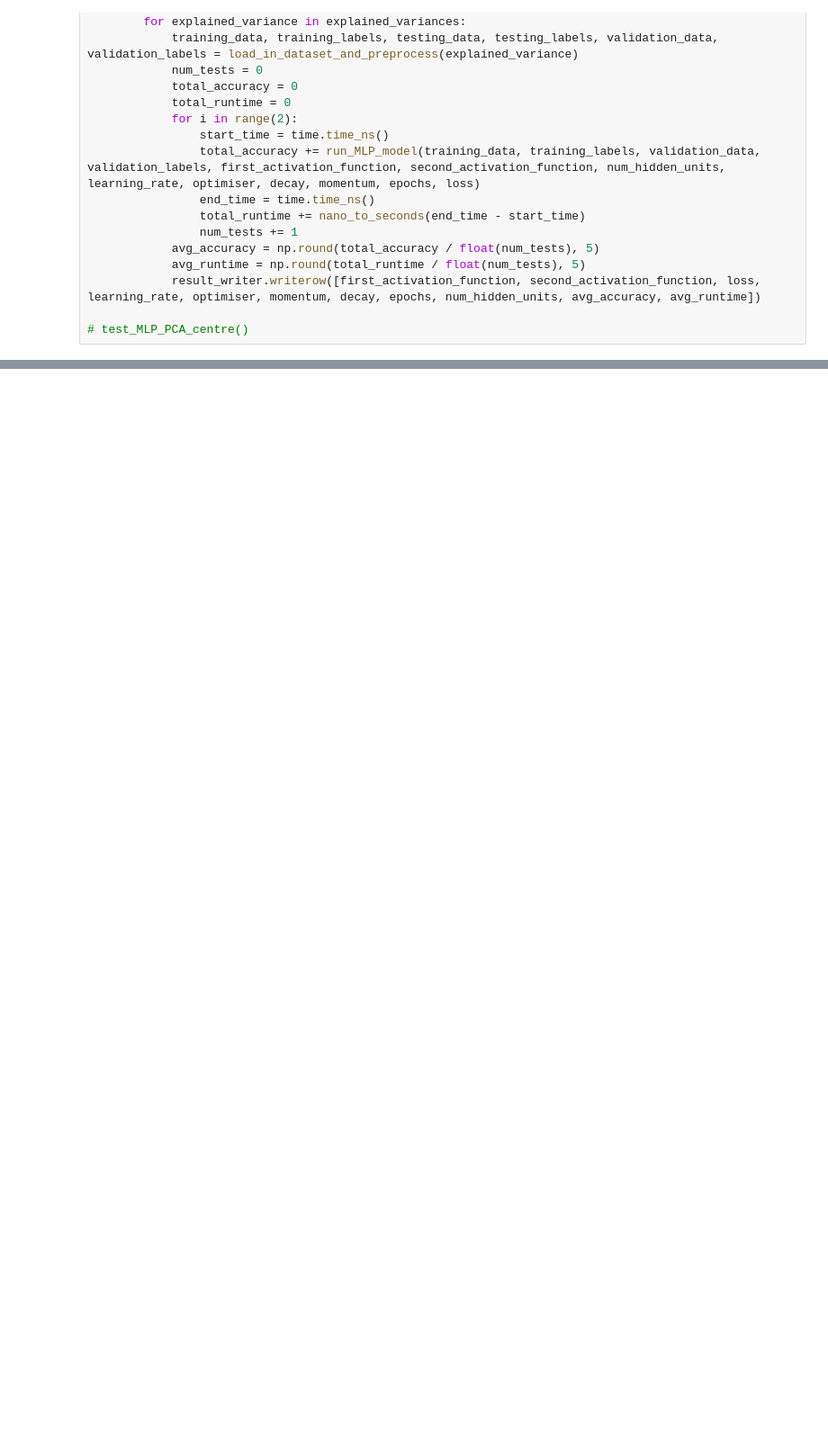
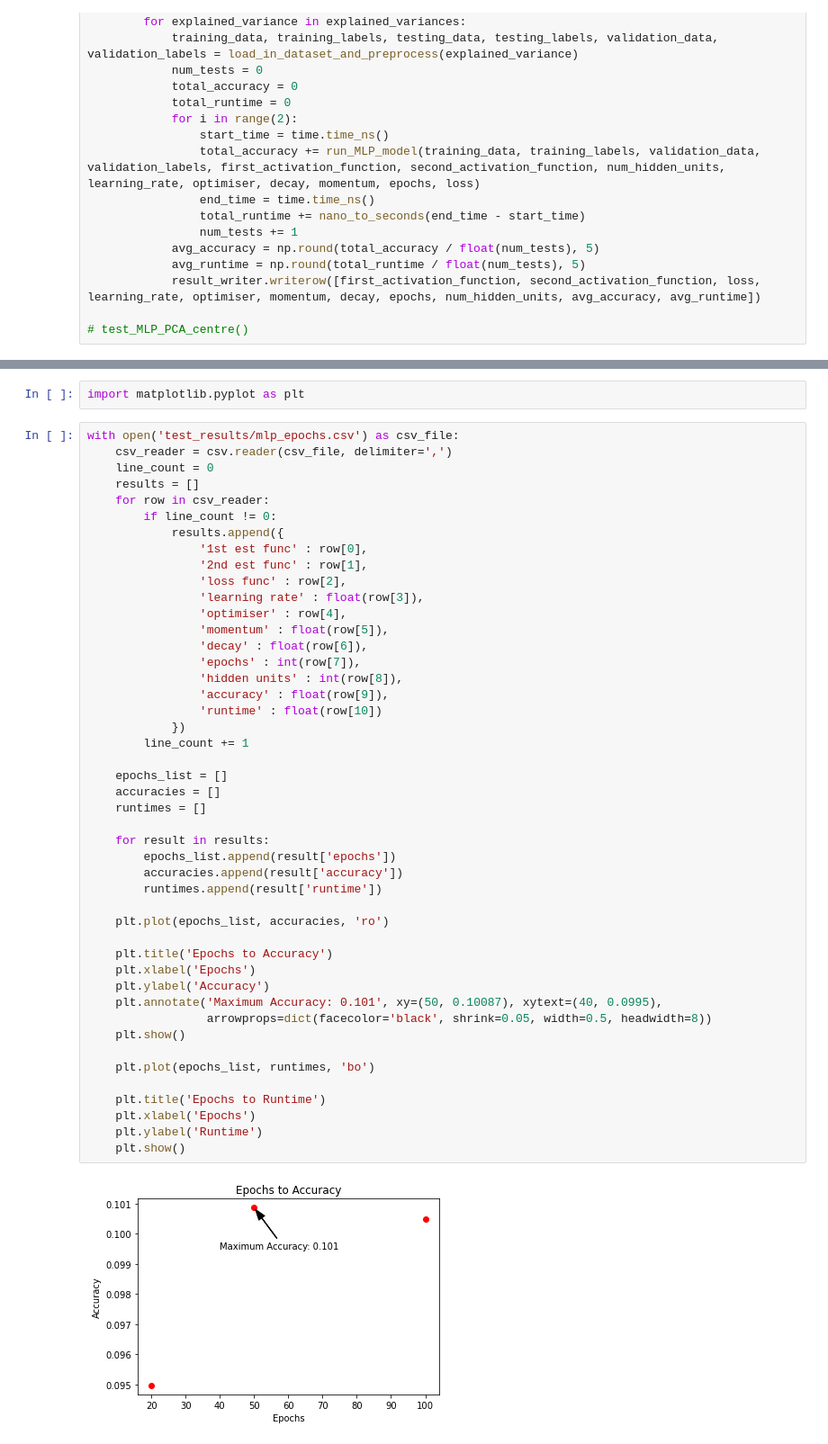
Before and after one commit to hollycraig/machine_learning_assignment_2, a Jupyter notebook: Multi-Layer Perceptron Algorithm.ipynb, the cells around one changed output, grey strips where cells are left out. Shown at 90% size. Saved outputs shown, nothing was run; the diff lists cells and outputs as text; blank space fills up the shorter version.

Commit message:
added plots for mlp

```diff
--- a/Multi-Layer Perceptron Algorithm.ipynb
+++ b/Multi-Layer Perceptron Algorithm.ipynb
@@ -715,0 +718,50 @@ test_MLP_centre()
+# %%
+import matplotlib.pyplot as plt
+# %%
+with open('test_results/mlp_epochs.csv') as csv_file:
+    csv_reader = csv.reader(csv_file, delimiter=',')
+    line_count = 0
+    results = []
+    for row in csv_reader:
+        if line_count != 0:
+            results.append({
+                '1st est func' : row[0],
+                '2nd est func' : row[1],
+                'loss func' : row[2],
+                'learning rate' : float(row[3]),
+                'optimiser' : row[4],
+                'momentum' : float(row[5]),
+                'decay' : float(row[6]),
+                'epochs' : int(row[7]),
+                'hidden units' : int(row[8]),
+                'accuracy' : float(row[9]),
+                'runtime' : float(row[10])
+            })
+        line_count += 1
+
+    epochs_list = []
+    accuracies = []
+    runtimes = []
+
+    for result in results:
+        epochs_list.append(result['epochs'])
+        accuracies.append(result['accuracy'])
+        runtimes.append(result['runtime'])
+
+    plt.plot(epochs_list, accuracies, 'ro')
+
+    plt.title('Epochs to Accuracy')
+    plt.xlabel('Epochs')
+    plt.ylabel('Accuracy')
+    plt.annotate('Maximum Accuracy: 0.101', xy=(50, 0.10087), xytext=(40, 0.0995),
+                 arrowprops=dict(facecolor='black', shrink=0.05, width=0.5, headwidth=8))
+    plt.show()
+
+    plt.plot(epochs_list, runtimes, 'bo')
+
+    plt.title('Epochs to Runtime')
+    plt.xlabel('Epochs')
+    plt.ylabel('Runtime')
+    plt.show()
+# %% [output]
+[figure, added]
```
Also changed, not shown: parts of 9 cells of this notebook, 1 other file.
